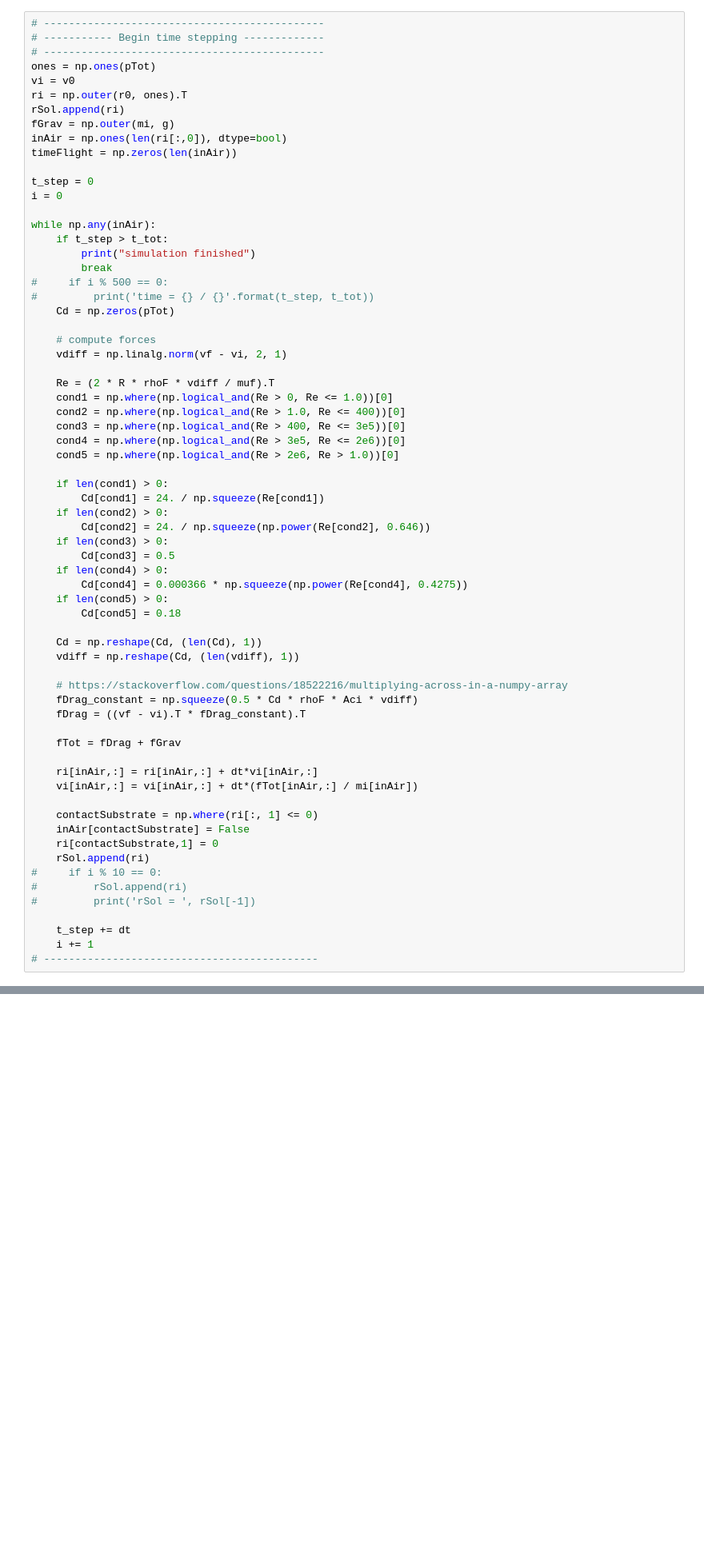
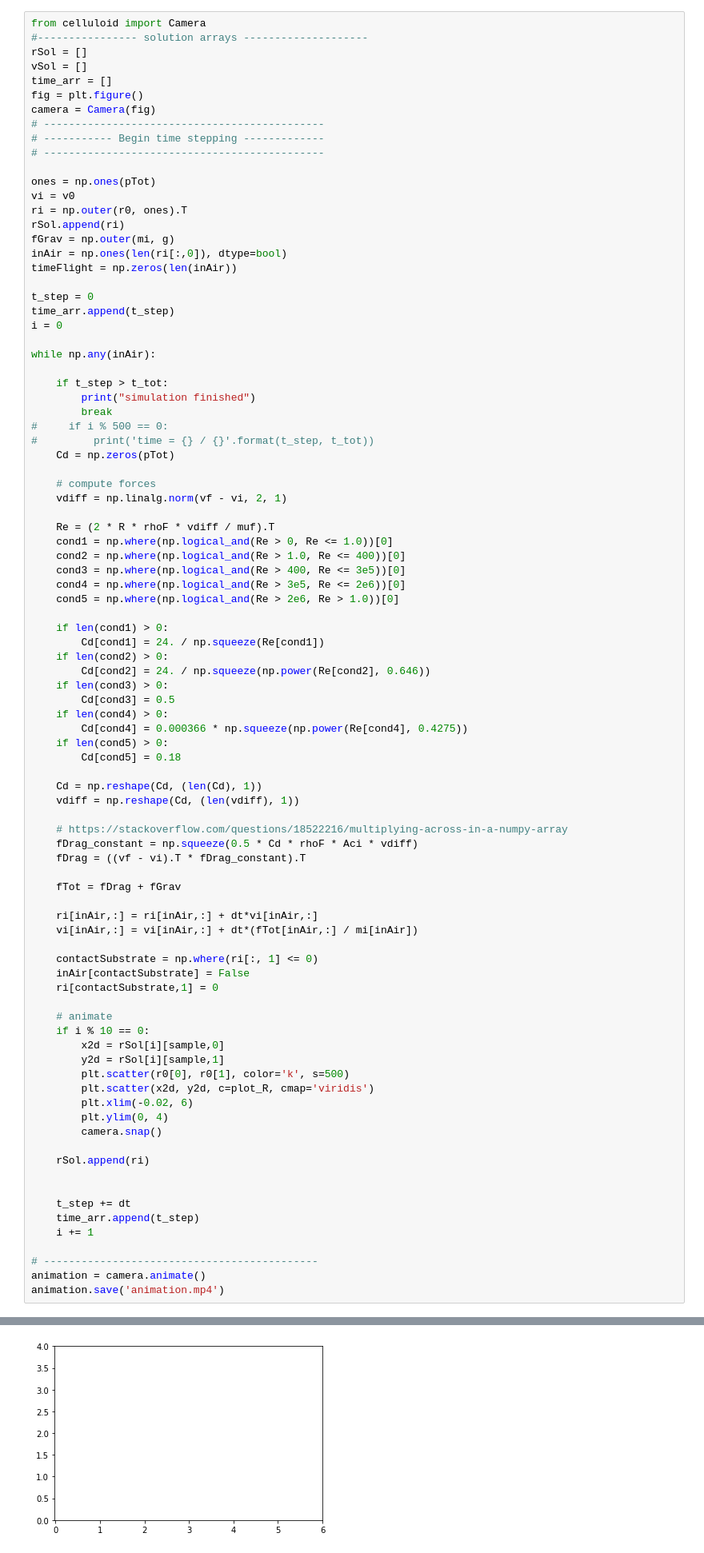
Before and after one commit to bmhowell/Cough_Simulation, a Jupyter notebook: cough_simulation.ipynb, the cells around one changed output, grey strips where cells are left out. Shown at 80% size. Cells and saved outputs as stored; diff of their text form; blank space fills up the shorter version.

```diff
--- a/cough_simulation.ipynb
+++ b/cough_simulation.ipynb
@@ -80,7 +79,15 @@ vSol = []
 # %%
+from celluloid import Camera
+#---------------- solution arrays --------------------
+rSol = []
+vSol = []
+time_arr = []
+fig = plt.figure()
+camera = Camera(fig)
 # ---------------------------------------------
 # ----------- Begin time stepping -------------
 # ---------------------------------------------
+
 ones = np.ones(pTot)
 vi = v0
 ri = np.outer(r0, ones).T
@@ -90,9 +97,11 @@ inAir = np.ones(len(ri[:,0]), dtype=bool)
 timeFlight = np.zeros(len(inAir))
 
 t_step = 0
+time_arr.append(t_step)
 i = 0
 
 while np.any(inAir):
+
     if t_step > t_tot:
         print("simulation finished")
         break
@@ -116,36 +125,50 @@ while np.any(inAir):
         Cd[cond2] = 24. / np.squeeze(np.power(Re[cond2], 0.646))
     if len(cond3) > 0:
         Cd[cond3] = 0.5
     if len(cond4) > 0:
         Cd[cond4] = 0.000366 * np.squeeze(np.power(Re[cond4], 0.4275))
     if len(cond5) > 0:
         Cd[cond5] = 0.18
 
     Cd = np.reshape(Cd, (len(Cd), 1))
     vdiff = np.reshape(Cd, (len(vdiff), 1))
 
     # https://stackoverflow.com/questions/18522216/multiplying-across-in-a-numpy-array
     fDrag_constant = np.squeeze(0.5 * Cd * rhoF * Aci * vdiff)
     fDrag = ((vf - vi).T * fDrag_constant).T
 
     fTot = fDrag + fGrav
 
     ri[inAir,:] = ri[inAir,:] + dt*vi[inAir,:]
     vi[inAir,:] = vi[inAir,:] + dt*(fTot[inAir,:] / mi[inAir])
 
     contactSubstrate = np.where(ri[:, 1] <= 0)
     inAir[contactSubstrate] = False
     ri[contactSubstrate,1] = 0
+
+    # animate
+    if i % 10 == 0:
+        x2d = rSol[i][sample,0]
+        y2d = rSol[i][sample,1]
+        plt.scatter(r0[0], r0[1], color='k', s=500)
+        plt.scatter(x2d, y2d, c=plot_R, cmap='viridis')
+        plt.xlim(-0.02, 6)
+        plt.ylim(0, 4)
+        camera.snap()
+
     rSol.append(ri)
-#     if i % 10 == 0:
-#         rSol.append(ri)
-#         print('rSol = ', rSol[-1])
+
 
     t_step += dt
+    time_arr.append(t_step)
     i += 1
+
 # --------------------------------------------
+animation = camera.animate()
+animation.save('animation.mp4')
 # %% [output]
 simulation finished
+[figure, added]
 # %%
 # find furthest particle in x direction
 xMax = np.max(rSol[-1][:,0])
```
Also changed, not shown: parts of 5 cells of this notebook, 6 other files.
